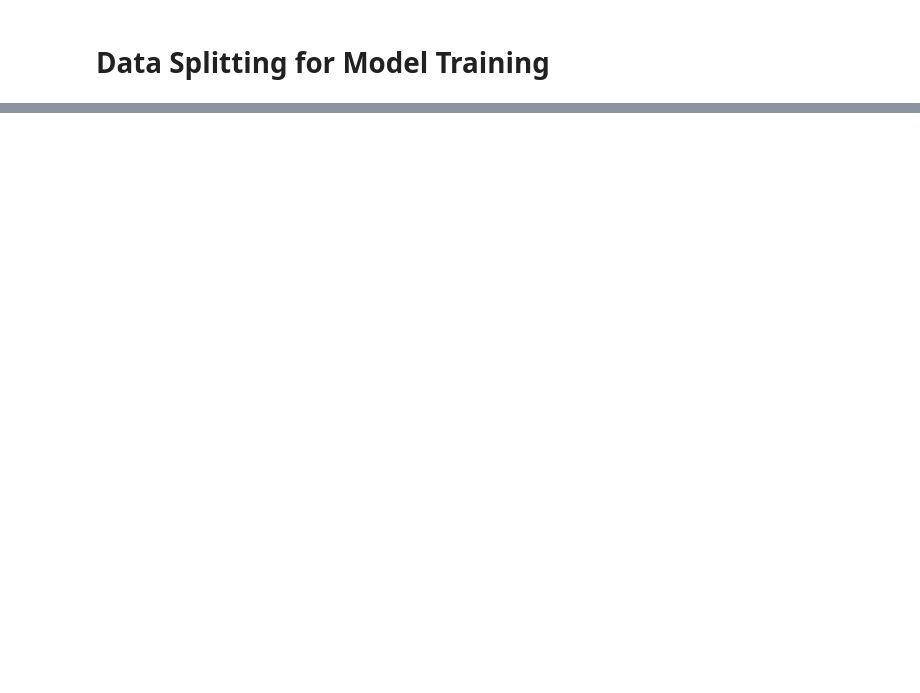
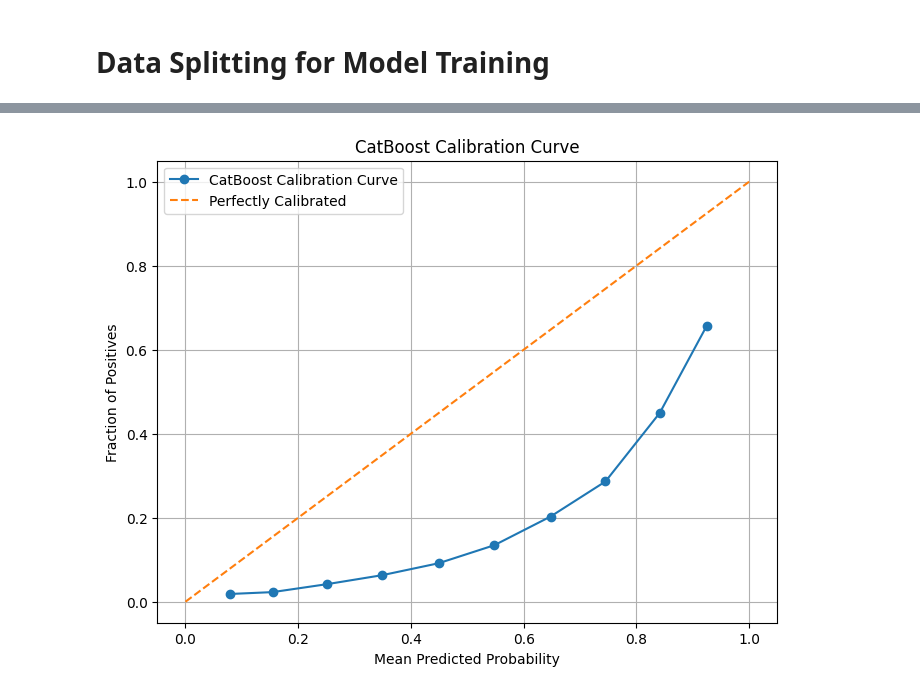
Before and after one commit to it21813702/ML_Assignment_1, a Jupyter notebook: ML_Assignment_p2.ipynb, the cells around one changed output, grey strips where cells are left out. Saved outputs shown, nothing was run; the diff lists cells and outputs as text; code cells hidden in the pictures; blank space fills up the shorter version.

```diff
--- a/ML_Assignment_p2.ipynb
+++ b/ML_Assignment_p2.ipynb
@@ -607,0 +900,30 @@ for col in categorical_cols:
+# %%
+# plot callibration curve
+
+from sklearn.calibration import calibration_curve
+
+
+
+# Calculate calibration curve data:
+# 'prob_true_cat' is the true fraction of positives in each bin,
+# and 'prob_pred_cat' is the mean predicted probability for each bin.
+prob_true_cat, prob_pred_cat = calibration_curve(y_test, y_proba_cat, n_bins=10)
+
+
+
+# Plot the Calibration Curve.
+plt.figure(figsize=(8, 6))
+plt.plot(prob_pred_cat, prob_true_cat, marker='o', label='CatBoost Calibration Curve')
+
+
+
+# Plot the perfect calibration line (ideal model)
+plt.plot([0, 1], [0, 1], linestyle='--', label='Perfectly Calibrated')
+plt.xlabel('Mean Predicted Probability')
+plt.ylabel('Fraction of Positives')
+plt.title('CatBoost Calibration Curve')
+plt.legend()
+plt.grid(True)
+plt.show()
+# %% [output]
+[figure, added]
```
Also changed, not shown: parts of 22 cells of this notebook.
